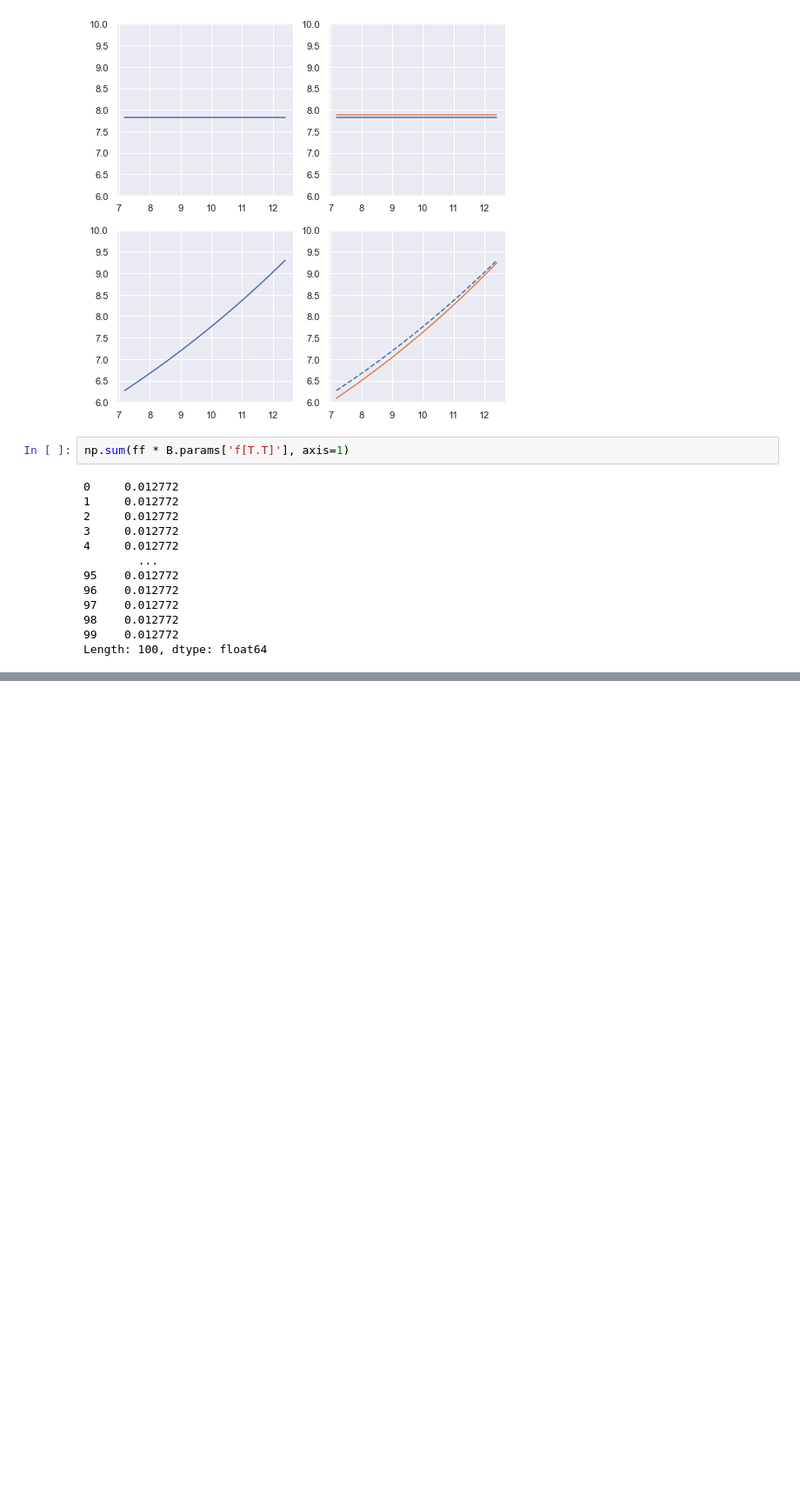
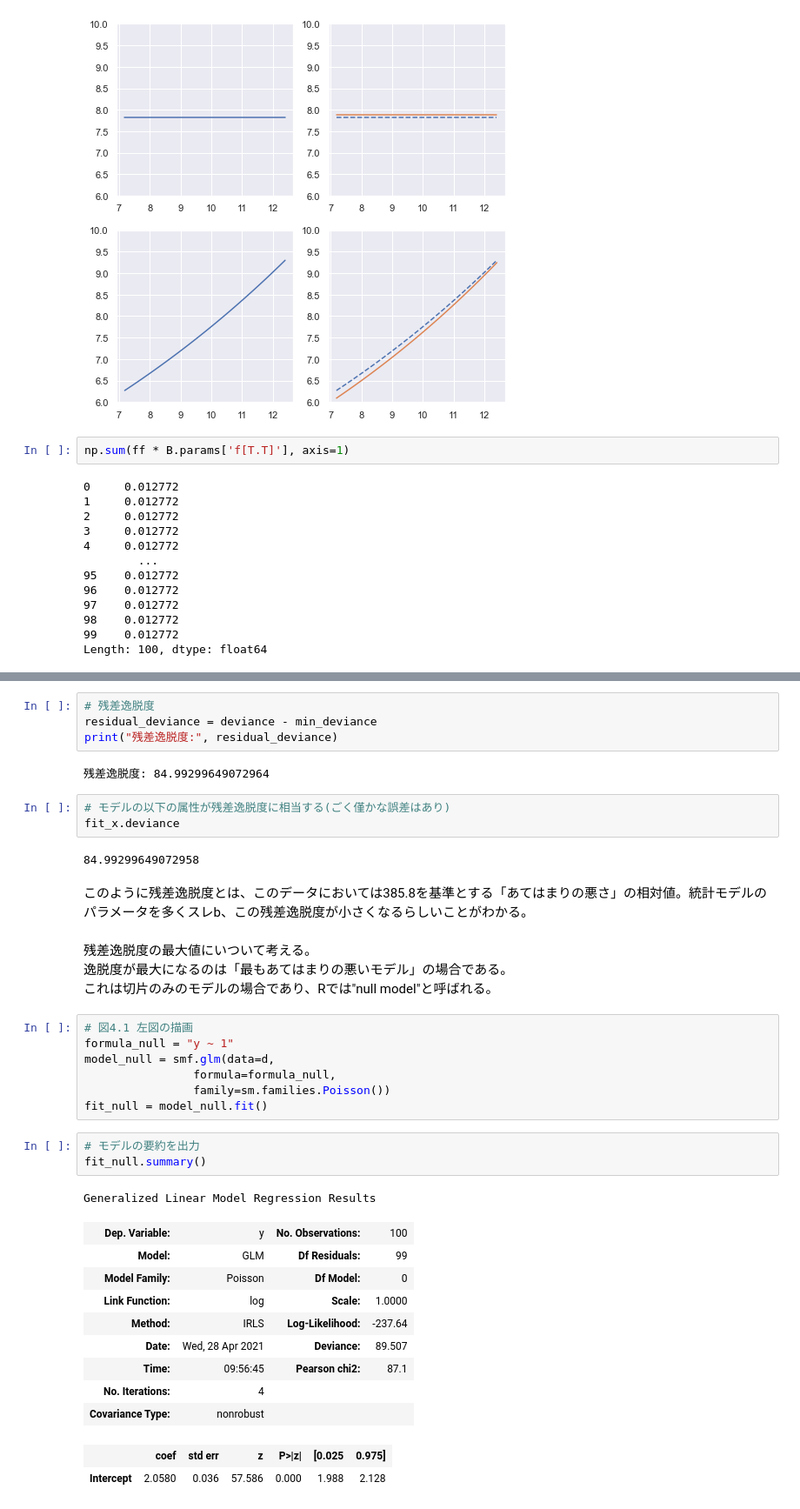
Before and after one commit to kenwata/kubobook_python, a Jupyter notebook: chapter04.ipynb, the cells around one changed output, grey strips where cells are left out. Shown at 87% size. Cells and saved outputs as stored; diff of their text form; blank space fills up the shorter version.

```diff
--- a/chapter04.ipynb
+++ b/chapter04.ipynb
@@ -116,0 +163,40 @@ Length: 100, dtype: float64
+# %%
+# 残差逸脱度
+residual_deviance = deviance - min_deviance
+print("残差逸脱度:", residual_deviance)
+# %% [output]
+残差逸脱度: 84.99299649072964
+# %%
+# モデルの以下の属性が残差逸脱度に相当する(ごく僅かな誤差はあり)
+fit_x.deviance
+# %% [output]
+84.99299649072958
+# %% [markdown]
+このように残差逸脱度とは、このデータにおいては385.8を基準とする「あてはまりの悪さ」の相対値。統計モデルのパラメータを多くスレb、この残差逸脱度が小さくなるらしいことがわかる。
+# %% [markdown]
+残差逸脱度の最大値にいついて考える。
+逸脱度が最大になるのは「最もあてはまりの悪いモデル」の場合である。
+これは切片のみのモデルの場合であり、Rでは"null model"と呼ばれる。
+# %%
+# 図4.1 左図の描画
+formula_null = "y ~ 1"
+model_null = smf.glm(data=d,
+                formula=formula_null,
+                family=sm.families.Poisson())
+fit_null = model_null.fit()
+# %%
+# モデルの要約を出力
+fit_null.summary()
+# %% [output]
+Generalized Linear Model Regression Results
+| Dep. Variable: | y | No. Observations: | 100 |
+| Model: | GLM | Df Residuals: | 99 |
+| Model Family: | Poisson | Df Model: | 0 |
+| Link Function: | log | Scale: | 1.0000 |
+| Method: | IRLS | Log-Likelihood: | -237.64 |
+| Date: | Wed, 28 Apr 2021 | Deviance: | 89.507 |
+| Time: | 09:56:45 | Pearson chi2: | 87.1 |
+| No. Iterations: | 4 |  |  |
+| Covariance Type: | nonrobust |  |  |
+|  | coef | std err | z | P>|z| | [0.025 | 0.975] |
+| Intercept | 2.0580 | 0.036 | 57.586 | 0.000 | 1.988 | 2.128 |
```
Also changed, not shown: parts of 22 cells of this notebook, 4 other files.
